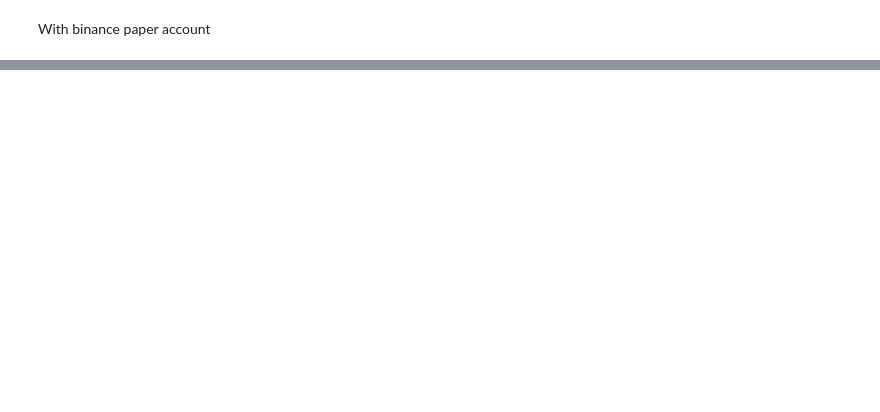
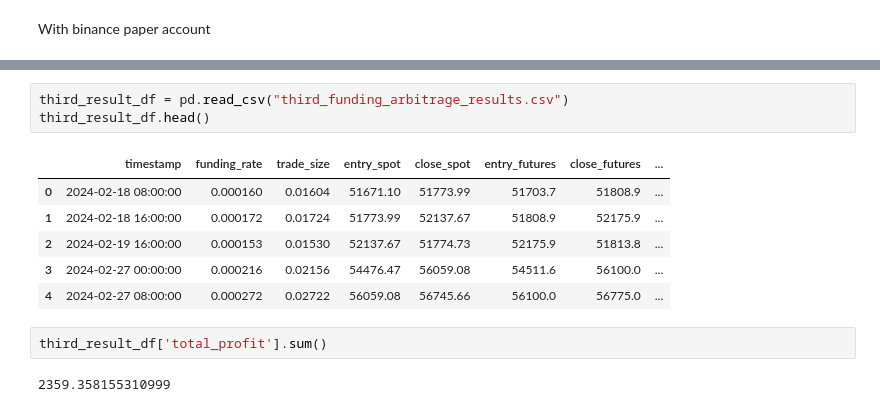
Before and after one commit to Lim-Rong-Jun/Btech-Trading-Bot, a Jupyter notebook: Arbitrage/arbi_trading_bot.ipynb, the cells around one changed output, grey strips where cells are left out. Drawn from its saved outputs; the diff is of its cells as text; blank space fills up the shorter version.

```diff
--- a/Arbitrage/arbi_trading_bot.ipynb
+++ b/Arbitrage/arbi_trading_bot.ipynb
@@ -1101,0 +2403,14 @@ AuthenticationError: binance {"code":-2015,"msg":"Invalid API-key, IP, or permis
+# %%
+third_result_df = pd.read_csv("third_funding_arbitrage_results.csv")
+third_result_df.head()
+# %% [output]
+|  | timestamp | funding_rate | trade_size | entry_spot | close_spot | entry_futures | close_futures | ... |
+| 0 | 2024-02-18 08:00:00 | 0.000160 | 0.01604 | 51671.10 | 51773.99 | 51703.7 | 51808.9 | ... |
+| 1 | 2024-02-18 16:00:00 | 0.000172 | 0.01724 | 51773.99 | 52137.67 | 51808.9 | 52175.9 | ... |
+| 2 | 2024-02-19 16:00:00 | 0.000153 | 0.01530 | 52137.67 | 51774.73 | 52175.9 | 51813.8 | ... |
+| 3 | 2024-02-27 00:00:00 | 0.000216 | 0.02156 | 54476.47 | 56059.08 | 54511.6 | 56100.0 | ... |
+| 4 | 2024-02-27 08:00:00 | 0.000272 | 0.02722 | 56059.08 | 56745.66 | 56100.0 | 56775.0 | ... |
+# %%
+third_result_df['total_profit'].sum()
+# %% [output]
+2359.358155310999
```
Also changed, not shown: parts of 13 cells of this notebook, 12 other files.
